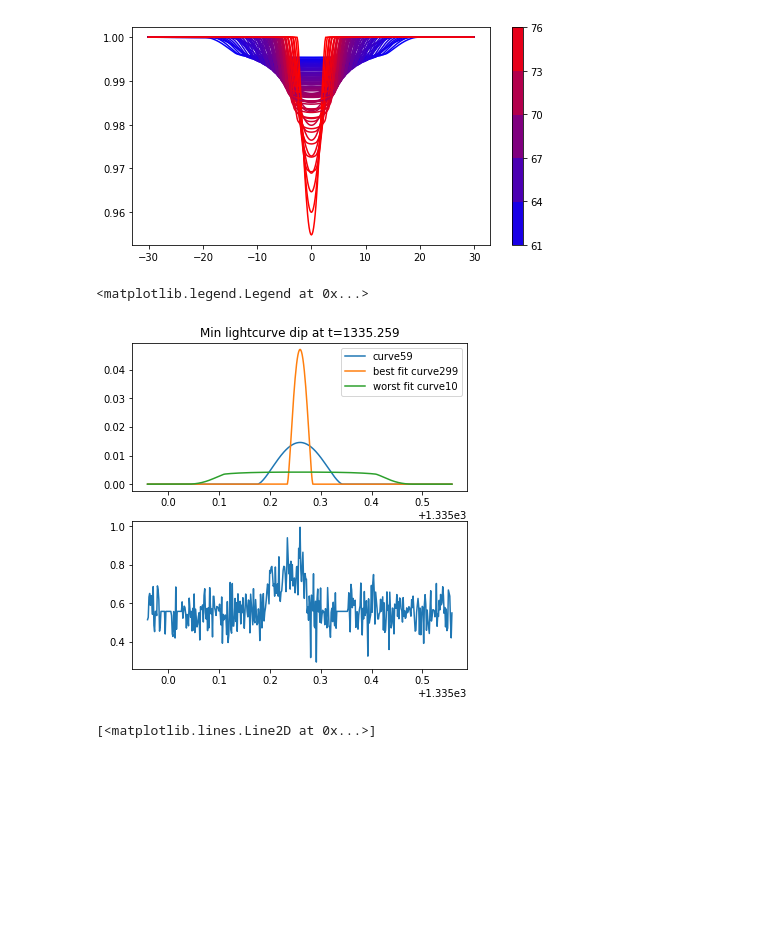
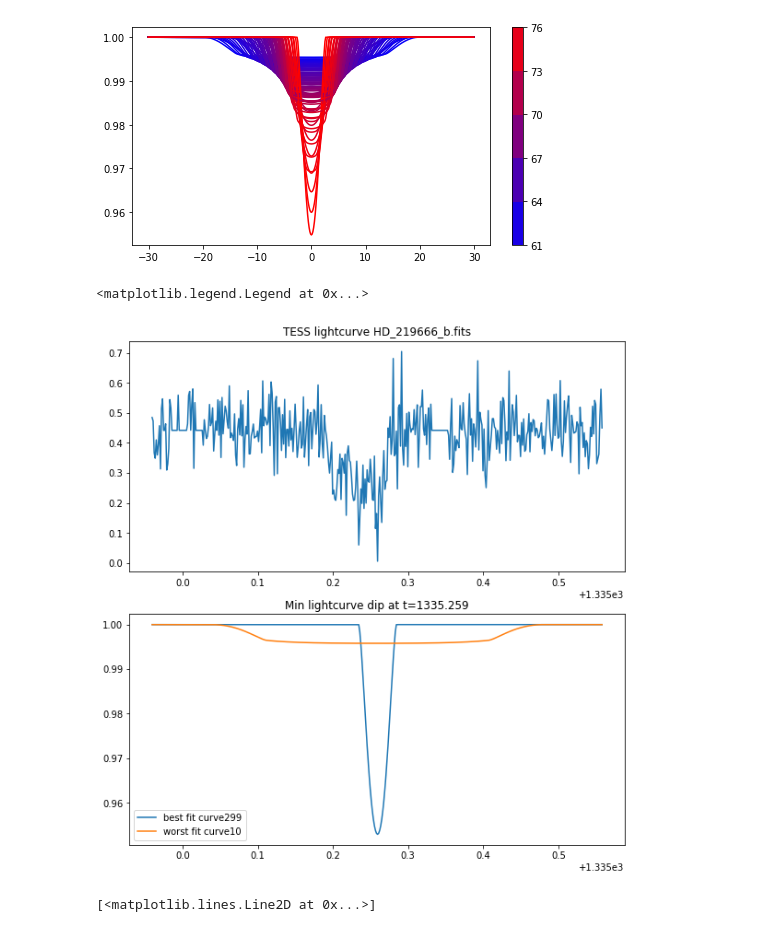
Before and after one commit to cjtu/tess_batman, a Jupyter notebook: code/master_notebook.ipynb, the cells around one changed output. Saved outputs shown, nothing was run; the diff lists cells and outputs as text; code cells hidden in the pictures; blank space fills up the shorter version.

```diff
--- a/code/master_notebook.ipynb
+++ b/code/master_notebook.ipynb
@@ -116,30 +116,36 @@ if (cmax-cmin > 5):
 # %%
 best = candidates[np.argmax(candidates['correlation'])]
 worst = candidates[np.argmin(candidates['correlation'])]
+tess_curve = tess_names[0].split("/")[-1]
 
 # Search for dip
 ind = np.argmin(tess_flux[:15700])
+# ind=6311
 size = len(bcurves['times'])//2
 s = ind-size
 e = ind+size
 mid = (e+s)//2
 
 # Plot lightcurve, best and worst fits
-f, axs = plt.subplots(2, figsize=(6,6))
+f, axs = plt.subplots(2, figsize=(8,8))
+plt.tight_layout(pad=0.4, w_pad=0.5, h_pad=2.5)
 
-testcurve = 'curve59'
-axs[0].plot(tess_time[s:e], 1-bcurves[testcurve], label=testcurve)
+# testcurve = 'curve59'
+# axs[0].plot(tess_time[s:e], bcurves[testcurve], label=testcurve)
 
-axs[0].plot(tess_time[s:e], 1-bcurves[best['curveID']], label='best fit '+best['curveID'])
-axs[0].plot(tess_time[s:e], 1-bcurves[worst['curveID']], label='worst fit '+worst['curveID'])
-axs[1].plot(tess_time[s:e], 1-tess_flux[s:e])
+axs[0].plot(tess_time[s:e], tess_flux[s:e])
+
+axs[1].plot(tess_time[s:e], bcurves[best['curveID']], label='best fit '+best['curveID'])
+axs[1].plot(tess_time[s:e], bcurves[worst['curveID']], label='worst fit '+worst['curveID'])
 
 
-axs[0].set_title("Min lightcurve dip at t={:.3f}".format(tess_time[ind]))
-axs[0].legend()
+axs[0].set_title("TESS lightcurve {}".format(tess_curve))
+axs[1].set_title("Min lightcurve dip at t={:.3f}".format(tess_time[ind]))
+
+axs[1].legend()
 # %% [output]
 <matplotlib.legend.Legend at 0x...>
-[figure, old version]
+[figure, new version]
 # %%
 # max convolutions of each curve
 plt.plot(convs)
```
Also changed, not shown: parts of 6 cells of this notebook, 1 other file.
